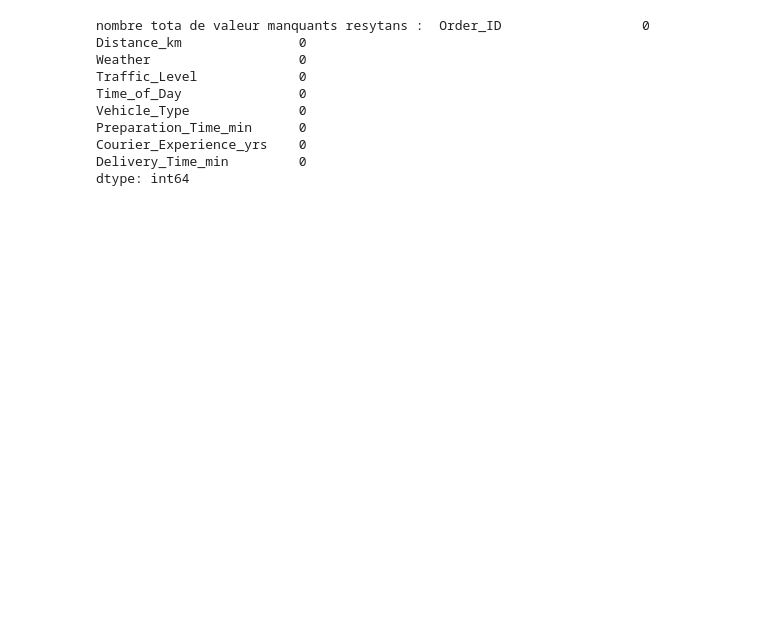
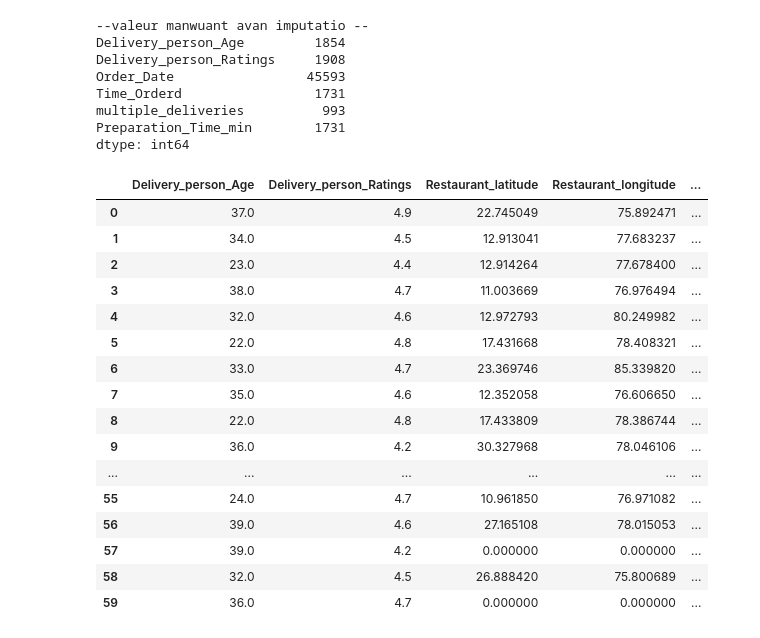
Before and after one commit to DIRECT0R-ctrl/DeliveryETA-Mod-lisation-Pr-dictive-des-Temps-de-Livraison, a Jupyter notebook: notebooks/exploration.ipynb, the cells around one changed output. Drawn from its saved outputs; the diff is of its cells as text; code cells hidden in the pictures; blank space fills up the shorter version.

```diff
--- a/notebooks/exploration.ipynb
+++ b/notebooks/exploration.ipynb
@@ -104,14 +159,33 @@ for col in columns_obj:
 # %%
-print("nombre tota de valeur manquants resytans : ", df_clean.isnull().sum())
+print("--valeur manwuant avan imputatio --")
+missing_before=df_clean.isnull().sum()
+print(missing_before[missing_before > 0])
+
+df_clean.head(60)
 # %% [output]
-nombre tota de valeur manquants resytans :  Order_ID                  0
-Distance_km               0
-Weather                   0
-Traffic_Level             0
-Time_of_Day               0
-Vehicle_Type              0
-Preparation_Time_min      0
-Courier_Experience_yrs    0
-Delivery_Time_min         0
+--valeur manwuant avan imputatio --
+Delivery_person_Age         1854
+Delivery_person_Ratings     1908
+Order_Date                 45593
+Time_Orderd                 1731
+multiple_deliveries          993
+Preparation_Time_min        1731
 dtype: int64
+|  | Delivery_person_Age | Delivery_person_Ratings | Restaurant_latitude | Restaurant_longitude | ... |
+| 0 | 37.0 | 4.9 | 22.745049 | 75.892471 | ... |
+| 1 | 34.0 | 4.5 | 12.913041 | 77.683237 | ... |
+| 2 | 23.0 | 4.4 | 12.914264 | 77.678400 | ... |
+| 3 | 38.0 | 4.7 | 11.003669 | 76.976494 | ... |
+| 4 | 32.0 | 4.6 | 12.972793 | 80.249982 | ... |
+| 5 | 22.0 | 4.8 | 17.431668 | 78.408321 | ... |
+| 6 | 33.0 | 4.7 | 23.369746 | 85.339820 | ... |
+| 7 | 35.0 | 4.6 | 12.352058 | 76.606650 | ... |
+| 8 | 22.0 | 4.8 | 17.433809 | 78.386744 | ... |
+| 9 | 36.0 | 4.2 | 30.327968 | 78.046106 | ... |
+| ... | ... | ... | ... | ... | ... |
+| 55 | 24.0 | 4.7 | 10.961850 | 76.971082 | ... |
+| 56 | 39.0 | 4.6 | 27.165108 | 78.015053 | ... |
+| 57 | 39.0 | 4.2 | 0.000000 | 0.000000 | ... |
+| 58 | 32.0 | 4.5 | 26.888420 | 75.800689 | ... |
+| 59 | 36.0 | 4.7 | 0.000000 | 0.000000 | ... |
 # %%
```
Also changed, not shown: parts of 16 cells of this notebook, 2 other files.
